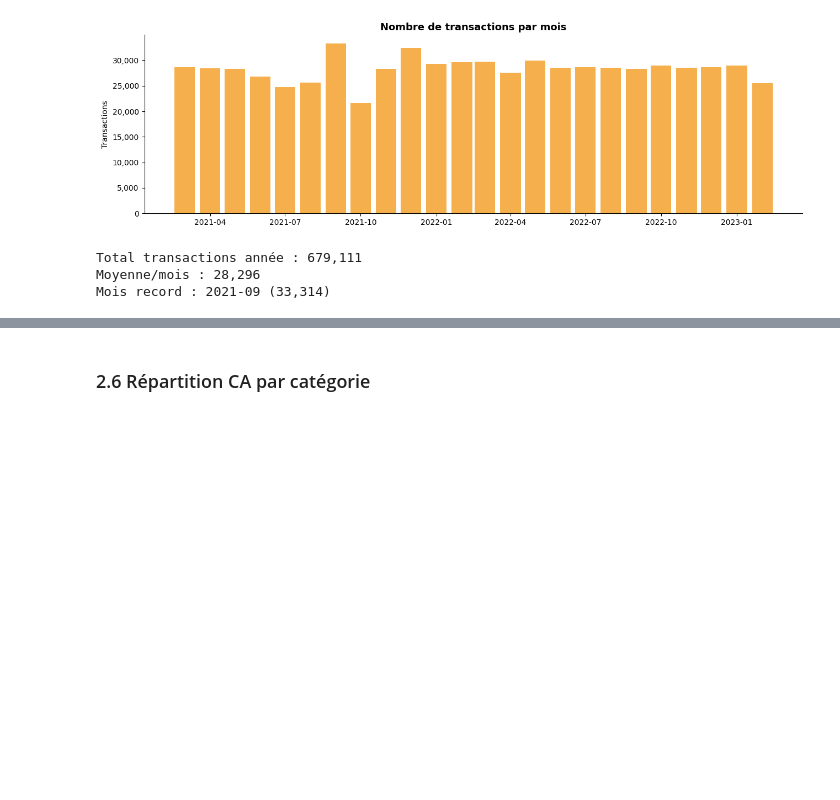
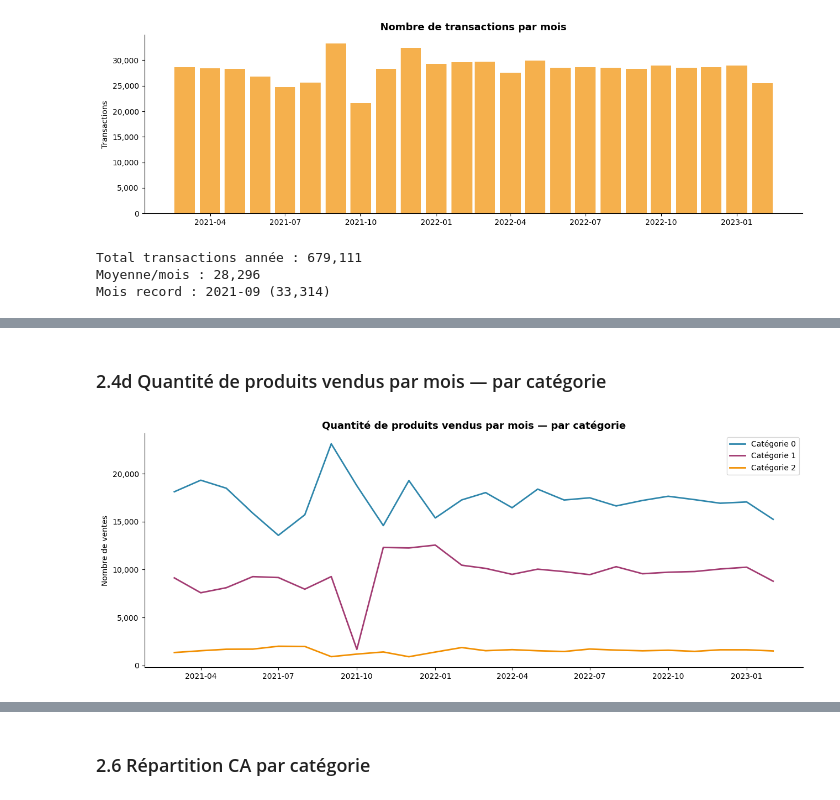
Before and after one commit to Elicesjo/PROJET-7-, a Jupyter notebook: projet9_lapage.ipynb, the cells around one changed output, grey strips where cells are left out. Drawn from its saved outputs; the diff is of its cells as text; code cells hidden in the pictures; blank space fills up the shorter version.

```diff
--- a/projet9_lapage.ipynb
+++ b/projet9_lapage.ipynb
@@ -450,0 +380,19 @@ id_prod
+# %% [markdown]
+### 2.4d Quantité de produits vendus par mois — par catégorie
+# %%
+qte_mois_categ = df.groupby(["year_month", "categ"])["id_prod"].count().unstack("categ", fill_value=0)
+qte_mois_categ.index = qte_mois_categ.index.to_timestamp()
+
+fig, ax = plt.subplots(figsize=(13, 5))
+for i, col in enumerate(qte_mois_categ.columns):
+    ax.plot(qte_mois_categ.index, qte_mois_categ[col], label=f"Catégorie {col}", color=COLORS[i], linewidth=2)
+ax.set_title("Quantité de produits vendus par mois — par catégorie", fontsize=13, fontweight="bold")
+ax.set_ylabel("Nombre de ventes")
+ax.legend()
+ax.yaxis.set_major_formatter(mticker.FuncFormatter(lambda x, _: f"{x:,.0f}"))
+ax.spines[["top", "right"]].set_visible(False)
+plt.tight_layout()
+plt.savefig(FIG_DIR / "05c_qte_vendus_categ.png")
+plt.show()
+# %% [output]
+[figure, added]
```
Also changed, not shown: parts of 18 cells of this notebook, 7 other files.
